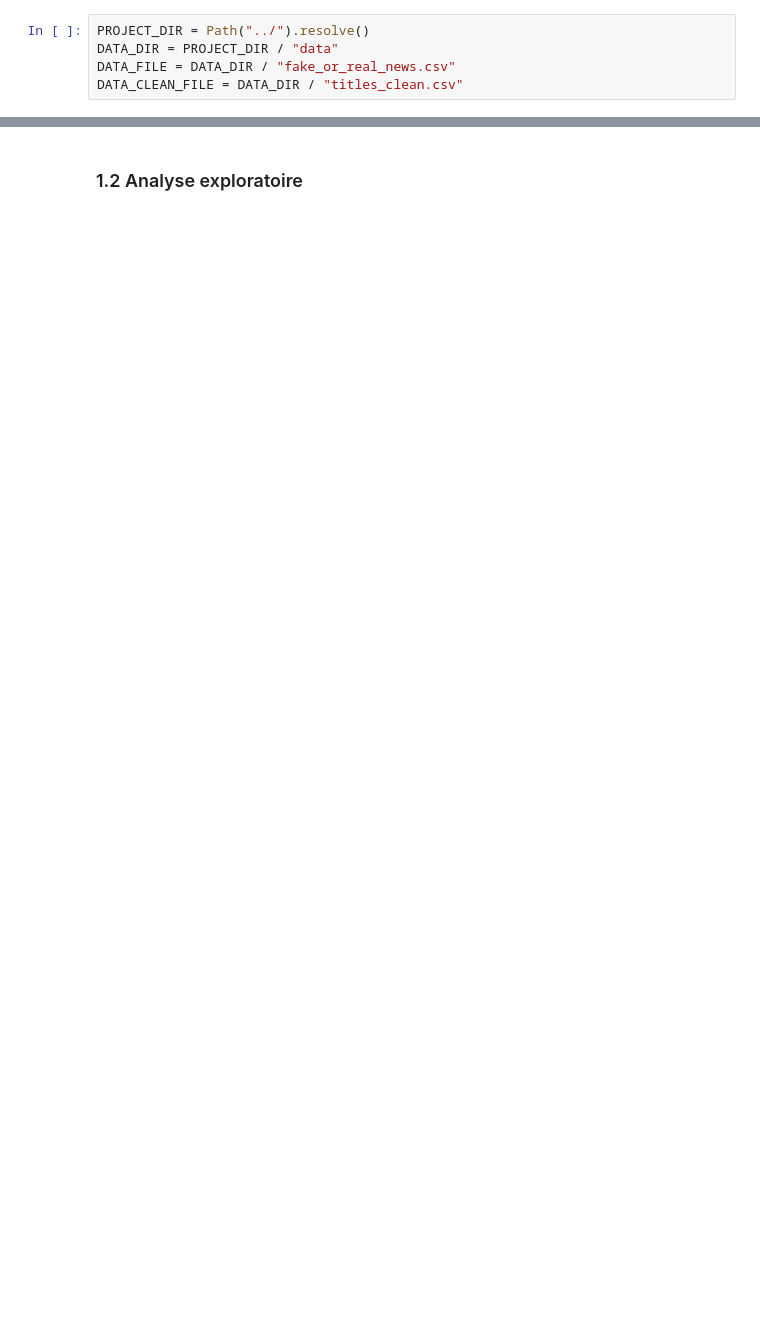
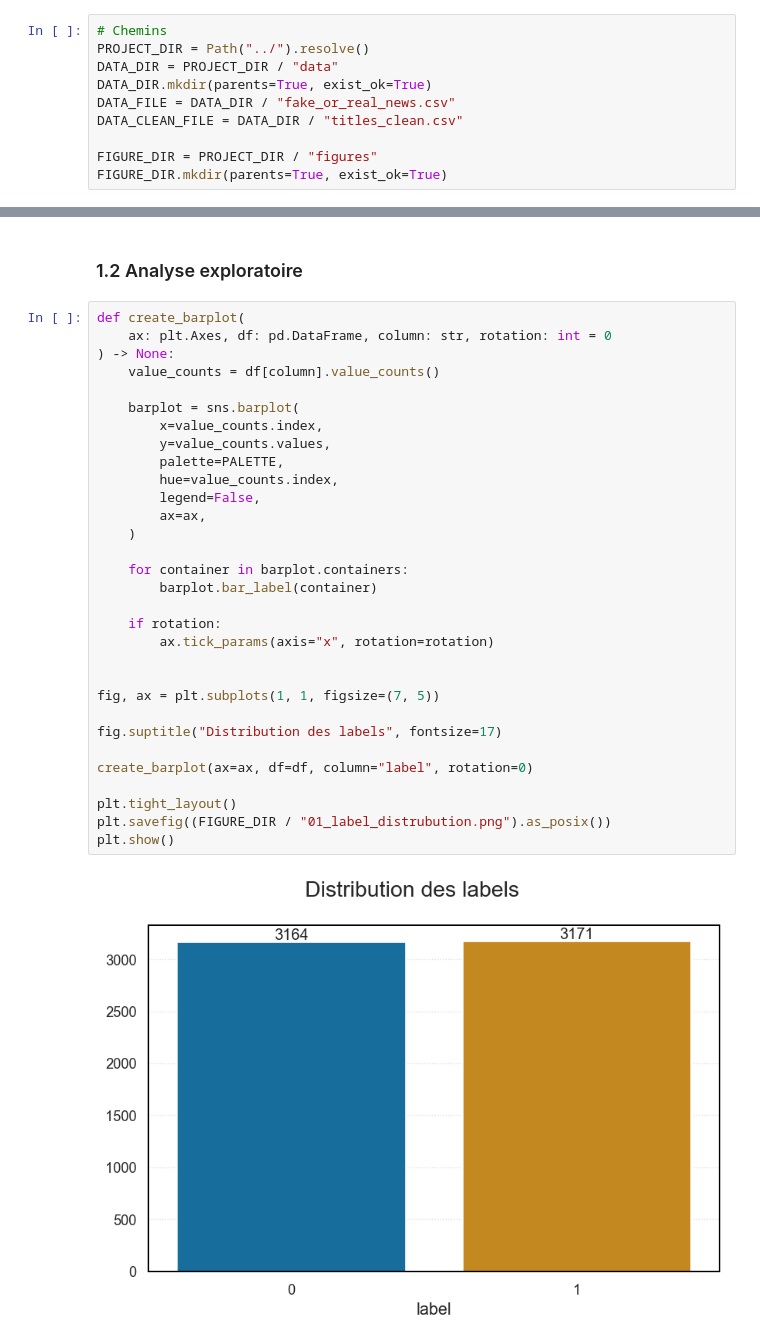
Before and after one commit to DamienDESSAUX-M2i/DESSAUX_Damien_ECF4, a Jupyter notebook: notebook/ecf_fake_news.ipynb, the cells around one changed output, grey strips where cells are left out. Cells and saved outputs as stored; diff of their text form; blank space fills up the shorter version.

```diff
--- a/notebook/ecf_fake_news.ipynb
+++ b/notebook/ecf_fake_news.ipynb
@@ -6,5 +13,10 @@ from pathlib import Path
 # %%
+# Chemins
 PROJECT_DIR = Path("../").resolve()
 DATA_DIR = PROJECT_DIR / "data"
+DATA_DIR.mkdir(parents=True, exist_ok=True)
 DATA_FILE = DATA_DIR / "fake_or_real_news.csv"
 DATA_CLEAN_FILE = DATA_DIR / "titles_clean.csv"
+
+FIGURE_DIR = PROJECT_DIR / "figures"
+FIGURE_DIR.mkdir(parents=True, exist_ok=True)
@@ -65,3 +111,36 @@ Nombre de lignes supprimées : 0
 | 4 | The Battle of New York: Why This ... | 1 |
 # %% [markdown]
 ### 1.2 Analyse exploratoire
+# %%
+def create_barplot(
+    ax: plt.Axes, df: pd.DataFrame, column: str, rotation: int = 0
+) -> None:
+    value_counts = df[column].value_counts()
+
+    barplot = sns.barplot(
+        x=value_counts.index,
+        y=value_counts.values,
+        palette=PALETTE,
+        hue=value_counts.index,
+        legend=False,
+        ax=ax,
+    )
+
+    for container in barplot.containers:
+        barplot.bar_label(container)
+
+    if rotation:
+        ax.tick_params(axis="x", rotation=rotation)
+
+
+fig, ax = plt.subplots(1, 1, figsize=(7, 5))
+
+fig.suptitle("Distribution des labels", fontsize=17)
+
+create_barplot(ax=ax, df=df, column="label", rotation=0)
+
+plt.tight_layout()
+plt.savefig((FIGURE_DIR / "01_label_distrubution.png").as_posix())
+plt.show()
+# %% [output]
+[figure, added]
```
Also changed, not shown: parts of 12 cells of this notebook, 6 other files.
